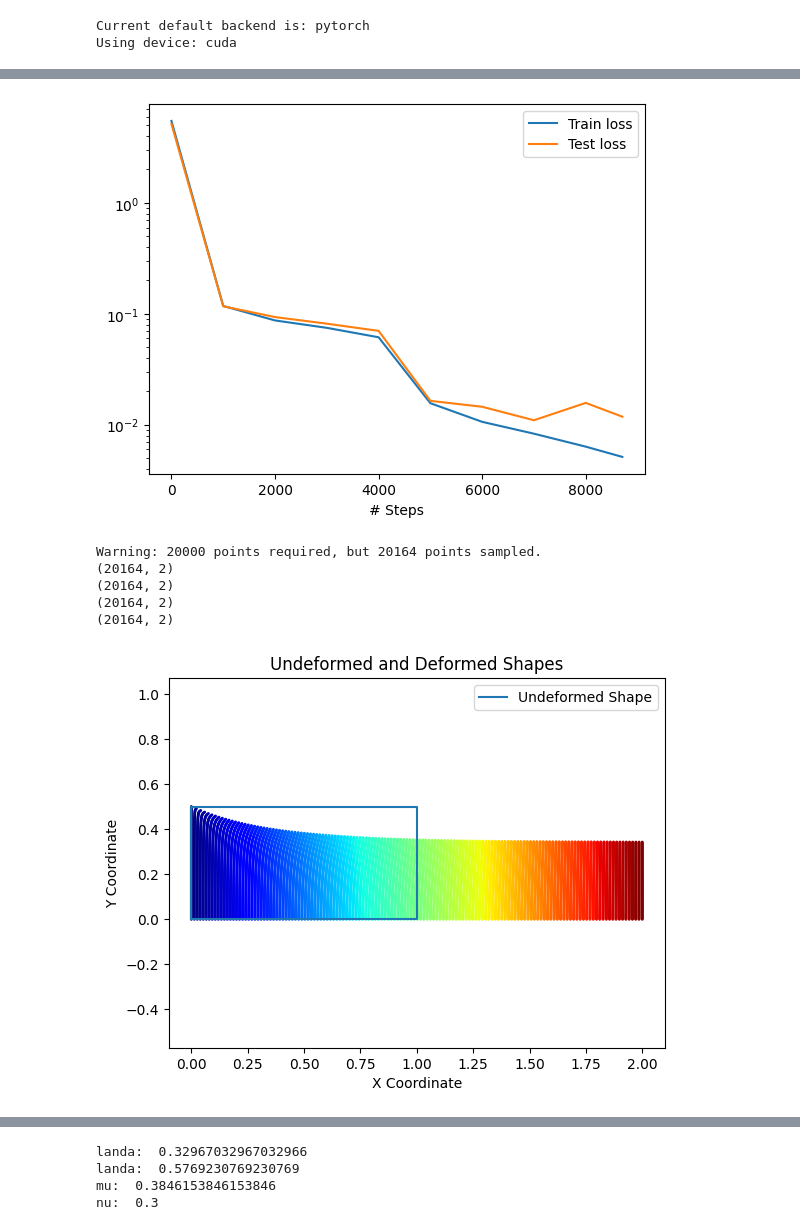
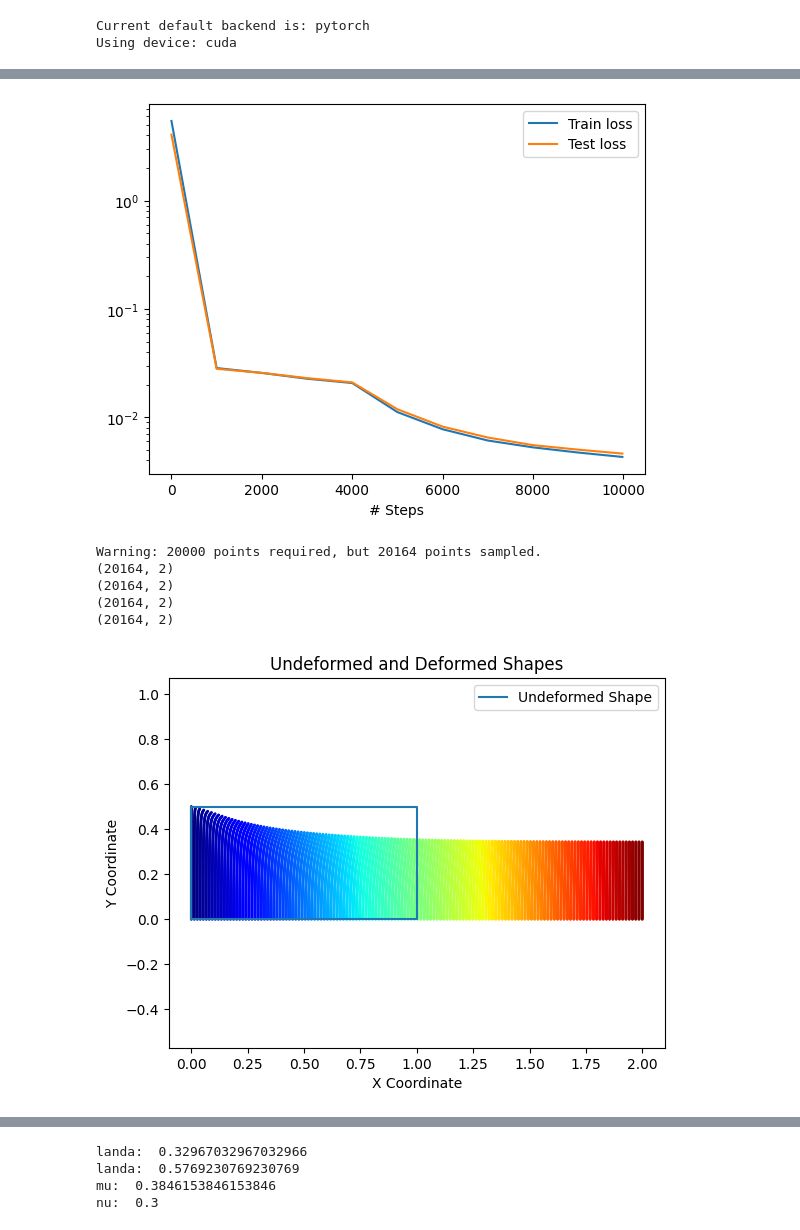
Before and after one commit to AhmadAkbariR/deepxde, a Jupyter notebook: examples/operator/elasticity-2D-AAR.ipynb, the cells around one changed output, grey strips where cells are left out. Saved outputs shown, nothing was run; the diff lists cells and outputs as text; code cells hidden in the pictures.

```diff
--- a/examples/operator/elasticity-2D-AAR.ipynb
+++ b/examples/operator/elasticity-2D-AAR.ipynb
@@ -109,35 +109,33 @@ def left_constraint(x , u, X=[]):
     u_grad_y = dde.grad.jacobian(u, x, i=0, j=1)  # ∂u/∂x
     v_grad_x = dde.grad.jacobian(u, x, i=1, j=0)  # ∂u/∂x
     # The Neumann condition: 2*nu*∂u/∂x + ∂v/∂y = 0
-    return mu * (alfa * u_grad_y + v_grad_x/alfa)/landa2
+    return (1-nu) * (alfa * u_grad_y + v_grad_x / alfa)
 
 def Right_constraint(x , u, X=[]):
     # Compute the gradients
     u_grad_y = dde.grad.jacobian(u, x, i=0, j=1)  # ∂u/∂x
     v_grad_x = dde.grad.jacobian(u, x, i=1, j=0)  # ∂u/∂x
     # The Neumann condition: 2*nu*∂u/∂x + ∂v/∂y = 0
-    return mu * (alfa * u_grad_y + v_grad_x/alfa)/landa2
+    return (1-nu) * (alfa * u_grad_y + v_grad_x / alfa)
 
 def Bottom_constraint(x , u, X=[]):
     # due to symmetry Sxy = 0, so u_y + v_x = 0
     u_grad_y = dde.grad.jacobian(u, x, i=0, j=1)  # ∂u/∂x
     v_grad_x = dde.grad.jacobian(u, x, i=1, j=0)  # ∂u/∂x
-    return  mu * (-alfa * u_grad_y - v_grad_x/alfa)/landa2
+    return  (1-nu) * (-alfa * u_grad_y - v_grad_x / alfa)
 
 def top_contraint1(x , u, X=[]):
     # Compute the gradients
     u_grad_y = dde.grad.jacobian(u, x, i=0, j=1)  # ∂u/∂x
     v_grad_x = dde.grad.jacobian(u, x, i=1, j=0)  # ∂u/∂x
     # The Neumann condition: 2*nu*∂u/∂x + ∂v/∂y = 0
-    return (alfa * u_grad_y + v_grad_x / alfa) * mu/landa2
+    return (alfa * u_grad_y + v_grad_x / alfa) * (1-nu)
 
 def top_contraint2(x , u, X=[]):
     # Compute the gradients
     u_grad_x = dde.grad.jacobian(u, x, i=0, j=0)  # ∂u/∂x
     v_grad_y = dde.grad.jacobian(u, x, i=1, j=1)  # ∂v/∂y
-    # The Neumann condition: 2*nu*∂u/∂x + ∂v/∂y = 0
-    return  (2*mu/landa2 + 1)*v_grad_y +  u_grad_x
-    #return v_grad_y + nu * u_grad_x
+    return   v_grad_y + nu * u_grad_x
 
 # Define the boundary conditions using DirichletBC
 #bc1 = dde.DirichletBC(geom, lambda x: 0, boundary_left, component=0)    # u(x=0, y) = 0
@@ -168,7 +166,7 @@ data = dde.data.PDE(geom,
 #net = dde.nn.PFNN([2,[200, 200], [200, 200], [200, 200], [200, 200], 2], "relu", "Glorot uniform")
 #net = dde.nn.FNN([2,5,5,5,  2], "tanh", "Glorot uniform")
 # net = dde.nn.FNN([2,20,20,20,20,20, 2], "tanh", "Glorot uniform")
-net = dde.nn.PFNN([2,[50, 50], [50, 50], [50, 50], [50, 50],  2], "tanh", "Glorot uniform")
+net = dde.nn.PFNN([2,[50, 50], [50, 50], [50, 50],  2], "tanh", "Glorot uniform")
 def out_transform(inputs, outputs):
     x, y = inputs[:, 0], inputs[:, 1]
     # horizontal displacement on left
@@ -314,4 +312,4 @@ Best model at step 2000:
-[figure, old version]
+[figure, new version]
 Warning: 20000 points required, but 20164 points sampled.
 (20164, 2)
 (20164, 2)
```
Also changed, not shown: parts of 3 cells of this notebook.
